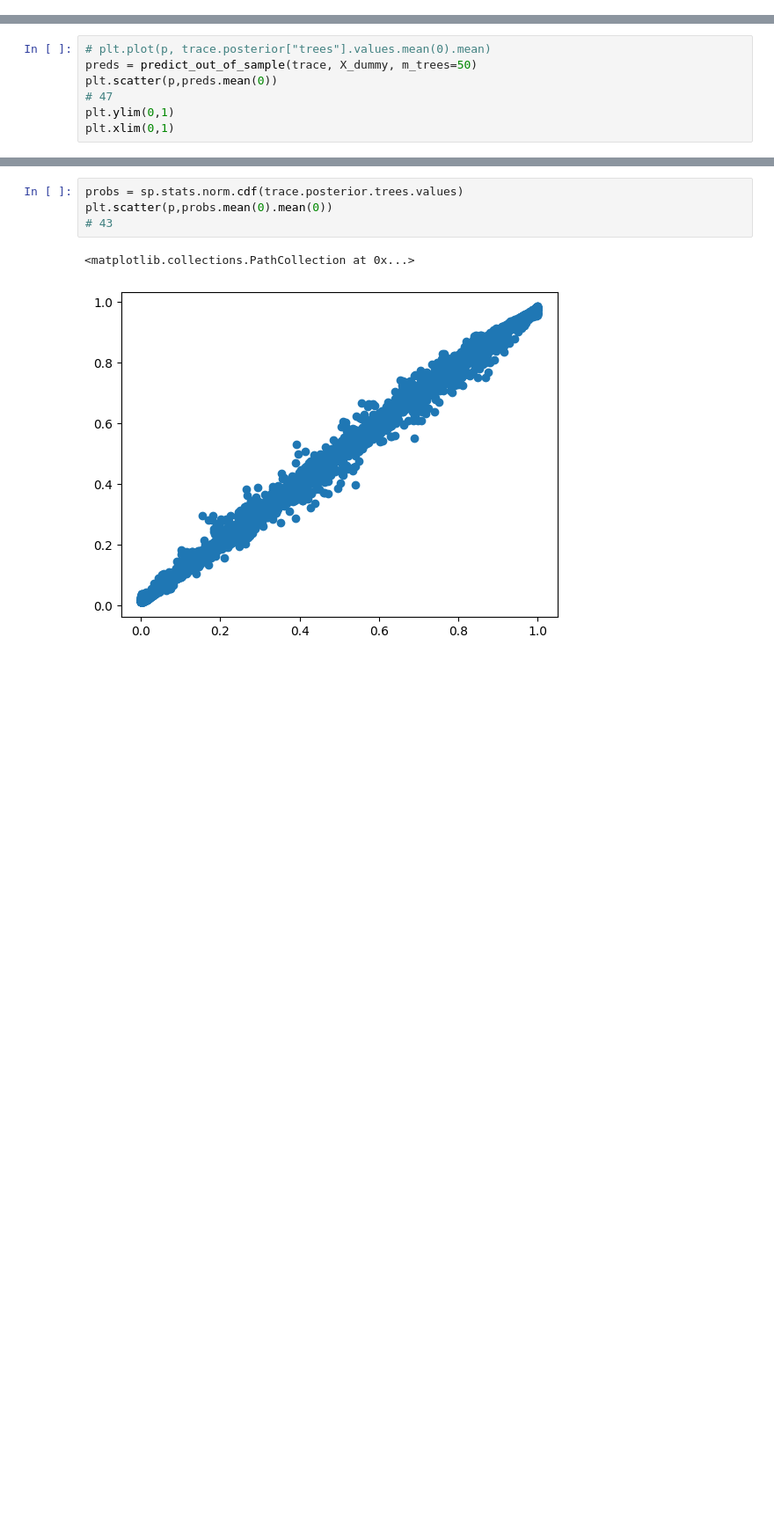
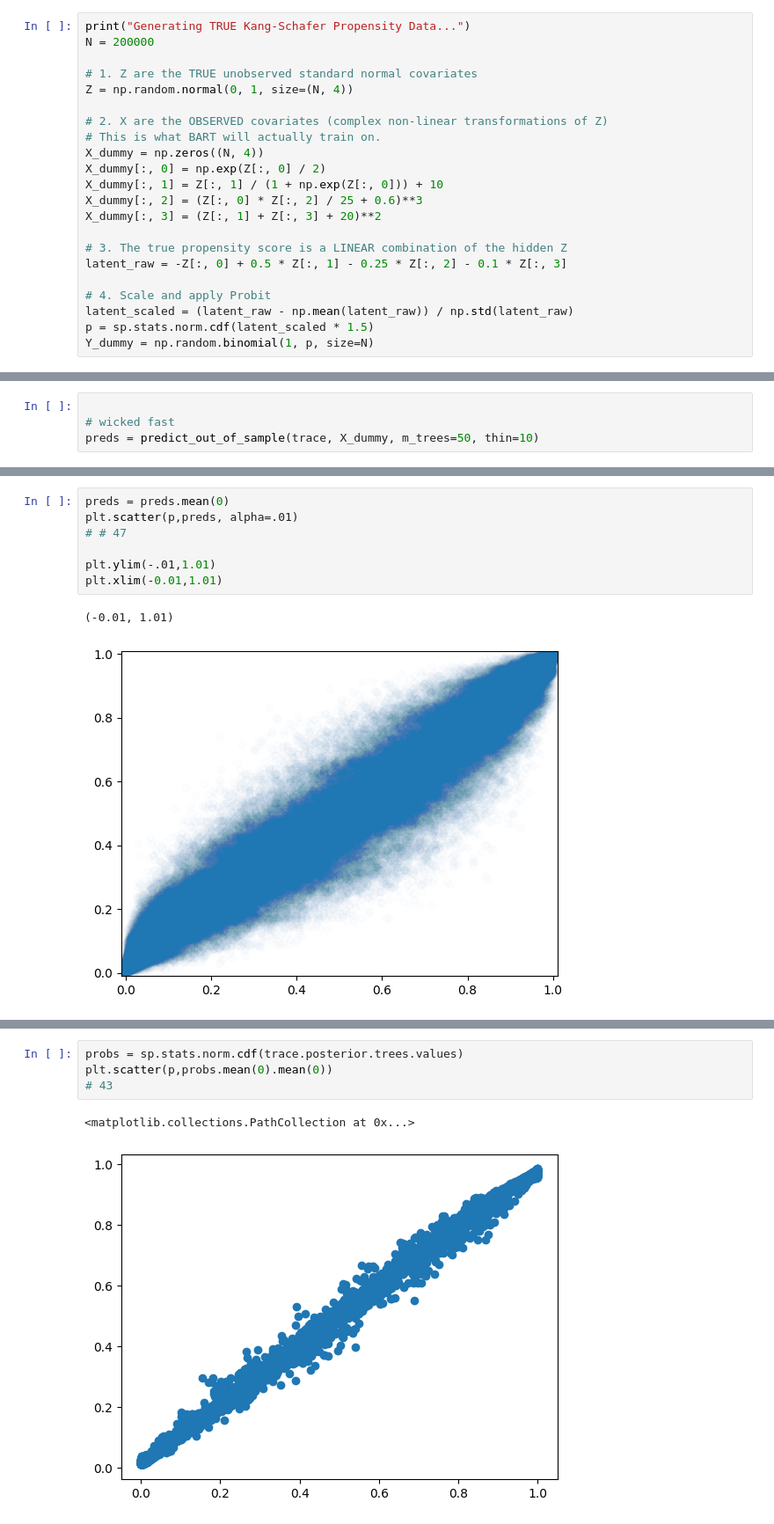
Before and after one commit to CDCgov/BART-Survival, a Jupyter notebook: src/bart_survival/core/test.ipynb, the cells around one changed output, grey strips where cells are left out. Shown at 88% size. Drawn from its saved outputs; the diff is of its cells as text; blank space fills up the shorter version.

Commit message:
update to include albert-chibs latent probit

```diff
--- a/src/bart_survival/core/test.ipynb
+++ b/src/bart_survival/core/test.ipynb
@@ -548,0 +612,22 @@ def predict_out_of_sample(trace, X_new, m_trees=50, max_nodes=255):
+# %%
+print("Generating TRUE Kang-Schafer Propensity Data...")
+N = 200000
+
+# 1. Z are the TRUE unobserved standard normal covariates
+Z = np.random.normal(0, 1, size=(N, 4))
+
+# 2. X are the OBSERVED covariates (complex non-linear transformations of Z)
+# This is what BART will actually train on.
+X_dummy = np.zeros((N, 4))
+X_dummy[:, 0] = np.exp(Z[:, 0] / 2)
+X_dummy[:, 1] = Z[:, 1] / (1 + np.exp(Z[:, 0])) + 10
+X_dummy[:, 2] = (Z[:, 0] * Z[:, 2] / 25 + 0.6)**3
+X_dummy[:, 3] = (Z[:, 1] + Z[:, 3] + 20)**2
+
+# 3. The true propensity score is a LINEAR combination of the hidden Z
+latent_raw = -Z[:, 0] + 0.5 * Z[:, 1] - 0.25 * Z[:, 2] - 0.1 * Z[:, 3]
+
+# 4. Scale and apply Probit
+latent_scaled = (latent_raw - np.mean(latent_raw)) / np.std(latent_raw)
+p = sp.stats.norm.cdf(latent_scaled * 1.5)
+Y_dummy = np.random.binomial(1, p, size=N)
@@ -645,8 +759,5 @@ Sampling 4 chains for 5_000 tune and 1_000 draw iterations (20_000 + 4_000 draws
 # %%
-# plt.plot(p, trace.posterior["trees"].values.mean(0).mean)
-preds = predict_out_of_sample(trace, X_dummy, m_trees=50)
-plt.scatter(p,preds.mean(0))
-# 47
-plt.ylim(0,1)
-plt.xlim(0,1)
+
+# wicked fast
+preds = predict_out_of_sample(trace, X_dummy, m_trees=50, thin=10)
 # %% [output]
@@ -655,0 +771,10 @@ Processing: Dropping 400 rows down 4000 historical forests...
+# %%
+preds = preds.mean(0)
+plt.scatter(p,preds, alpha=.01)
+# # 47
+
+plt.ylim(-.01,1.01)
+plt.xlim(-0.01,1.01)
+# %% [output]
+(-0.01, 1.01)
+[figure, added]
```
Also changed, not shown: parts of 13 cells of this notebook, 1 other file.
